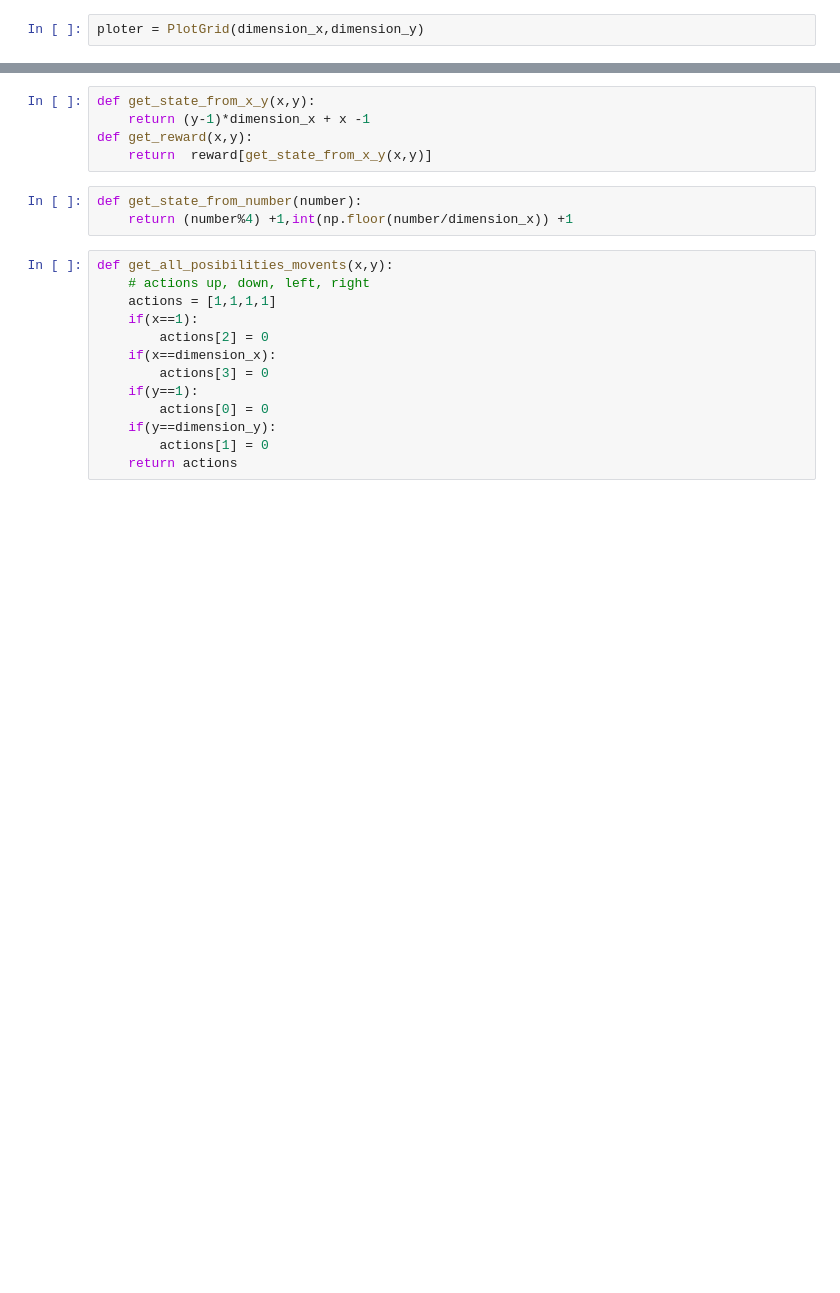
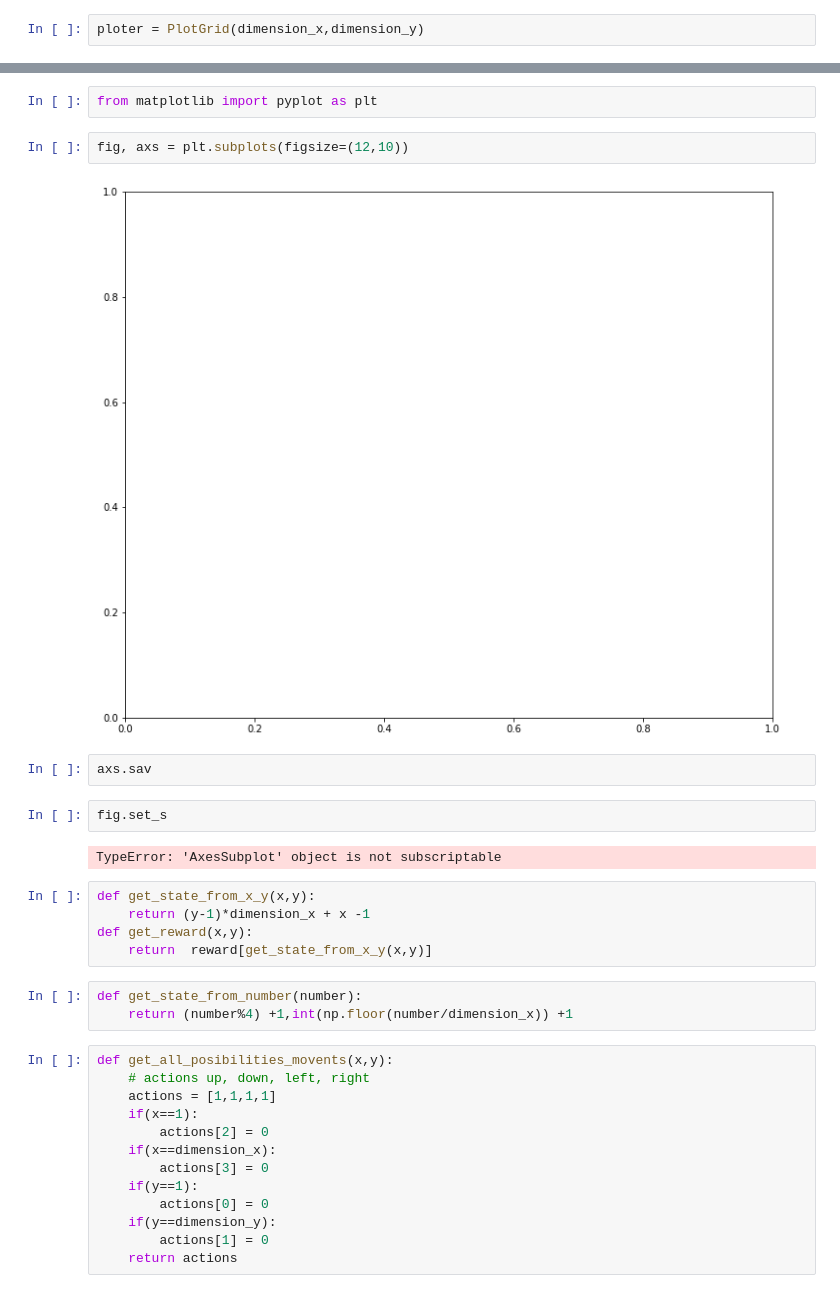
Before and after one commit to perrosdatos/reinforcement_learning_examples, a Jupyter notebook: Q_learning_rooms/Q-Learning_keras.ipynb, the cells around one changed output, grey strips where cells are left out. Cells and saved outputs as stored; diff of their text form; blank space fills up the shorter version.

```diff
--- a/Q_learning_rooms/Q-Learning_keras.ipynb
+++ b/Q_learning_rooms/Q-Learning_keras.ipynb
@@ -45,3 +45,15 @@ ploter.drawGrid(reward,"Recompensa en cada estado")
+# %%
+from matplotlib import pyplot as plt
+# %%
+fig, axs = plt.subplots(figsize=(12,10))
+# %% [output]
+[figure, added]
+# %%
+axs.sav
+# %%
+fig.set_s
+# %% [output]
+TypeError: 'AxesSubplot' object is not subscriptable
 # %%
 def get_state_from_x_y(x,y):
     return (y-1)*dimension_x + x -1
```
Also changed, not shown: parts of 21 cells of this notebook, 7 other files.
